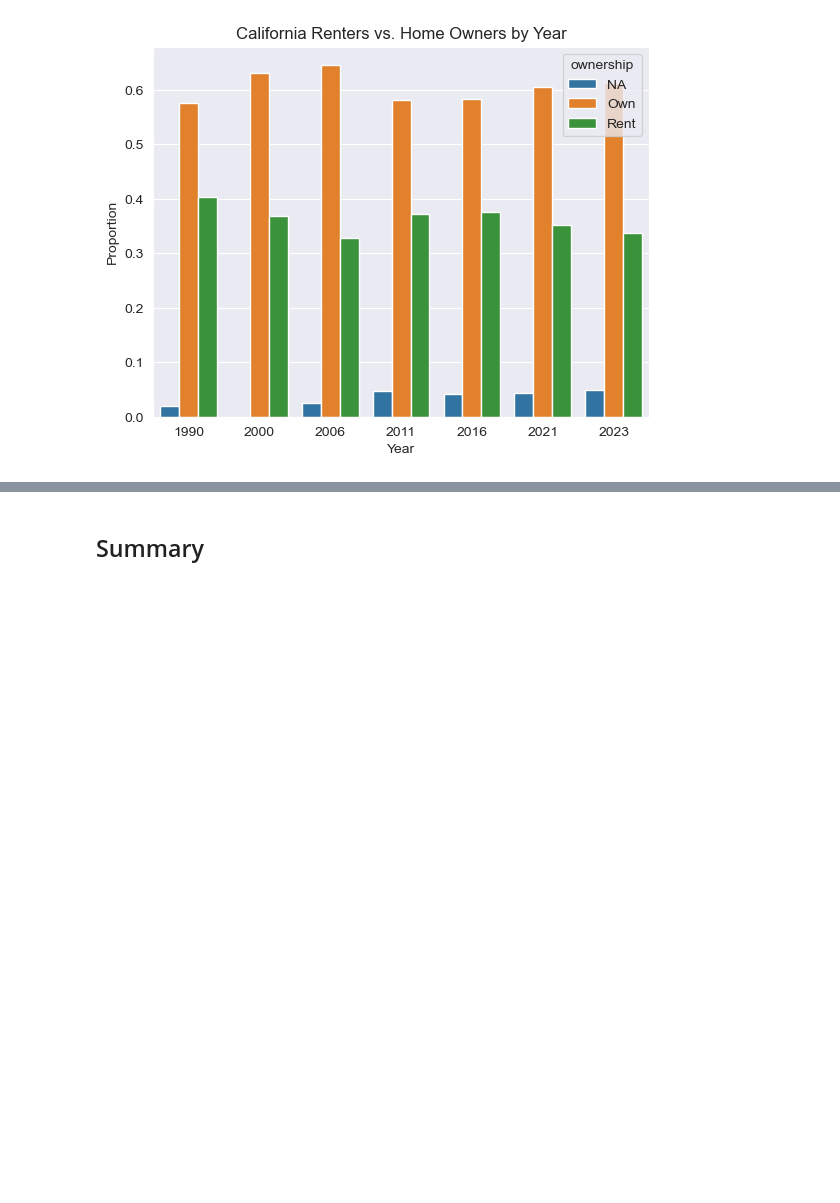
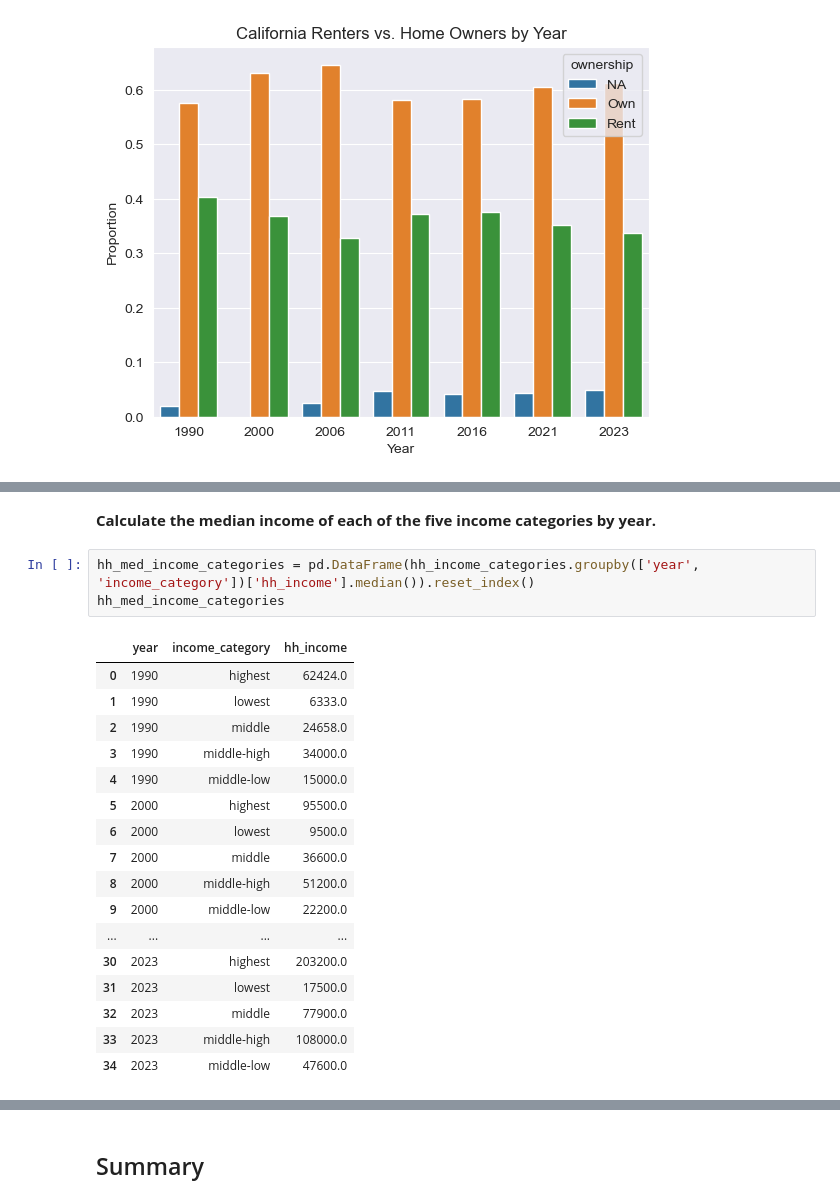
Before and after one commit to dpc43/Data271Project, a Jupyter notebook: Final_Project_Main_HC.ipynb, the cells around one changed output, grey strips where cells are left out. Cells and saved outputs as stored; diff of their text form; blank space fills up the shorter version.

```diff
--- a/Final_Project_Main_HC.ipynb
+++ b/Final_Project_Main_HC.ipynb
@@ -837,0 +896,23 @@ plt.show()
+# %% [markdown]
+**Calculate the median income of each of the five income categories by year.**
+# %%
+hh_med_income_categories = pd.DataFrame(hh_income_categories.groupby(['year', 'income_category'])['hh_income'].median()).reset_index()
+hh_med_income_categories
+# %% [output]
+|  | year | income_category | hh_income |
+| 0 | 1990 | highest | 62424.0 |
+| 1 | 1990 | lowest | 6333.0 |
+| 2 | 1990 | middle | 24658.0 |
+| 3 | 1990 | middle-high | 34000.0 |
+| 4 | 1990 | middle-low | 15000.0 |
+| 5 | 2000 | highest | 95500.0 |
+| 6 | 2000 | lowest | 9500.0 |
+| 7 | 2000 | middle | 36600.0 |
+| 8 | 2000 | middle-high | 51200.0 |
+| 9 | 2000 | middle-low | 22200.0 |
+| ... | ... | ... | ... |
+| 30 | 2023 | highest | 203200.0 |
+| 31 | 2023 | lowest | 17500.0 |
+| 32 | 2023 | middle | 77900.0 |
+| 33 | 2023 | middle-high | 108000.0 |
+| 34 | 2023 | middle-low | 47600.0 |
```
Also changed, not shown: parts of 6 cells of this notebook.
